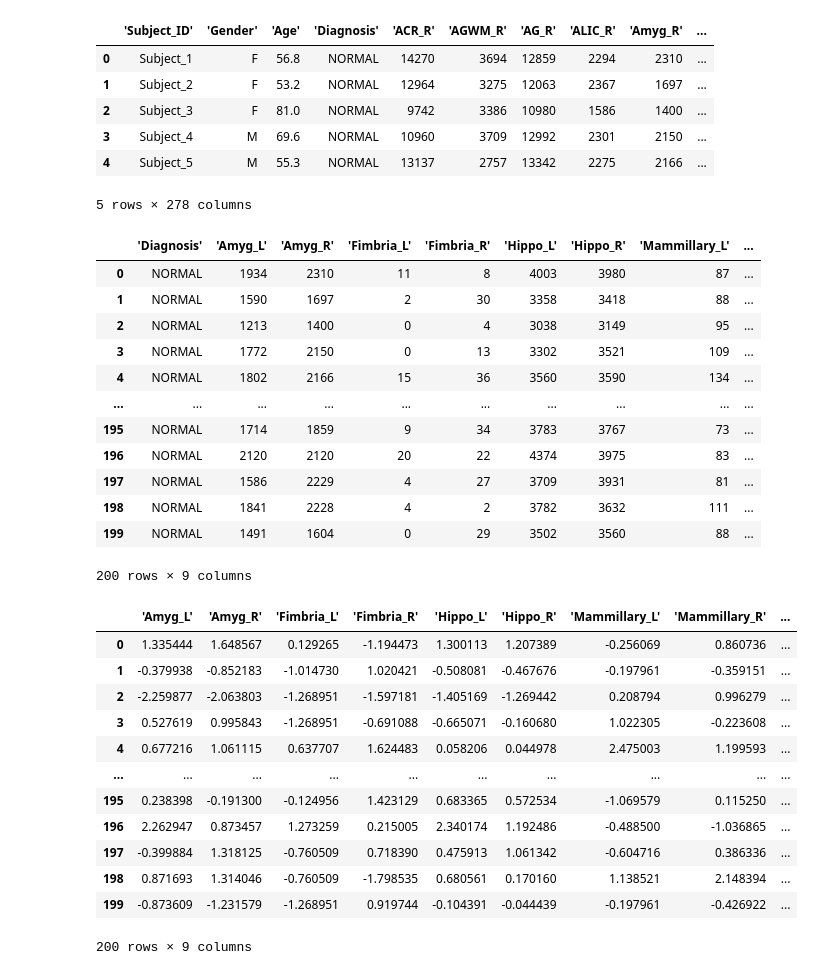
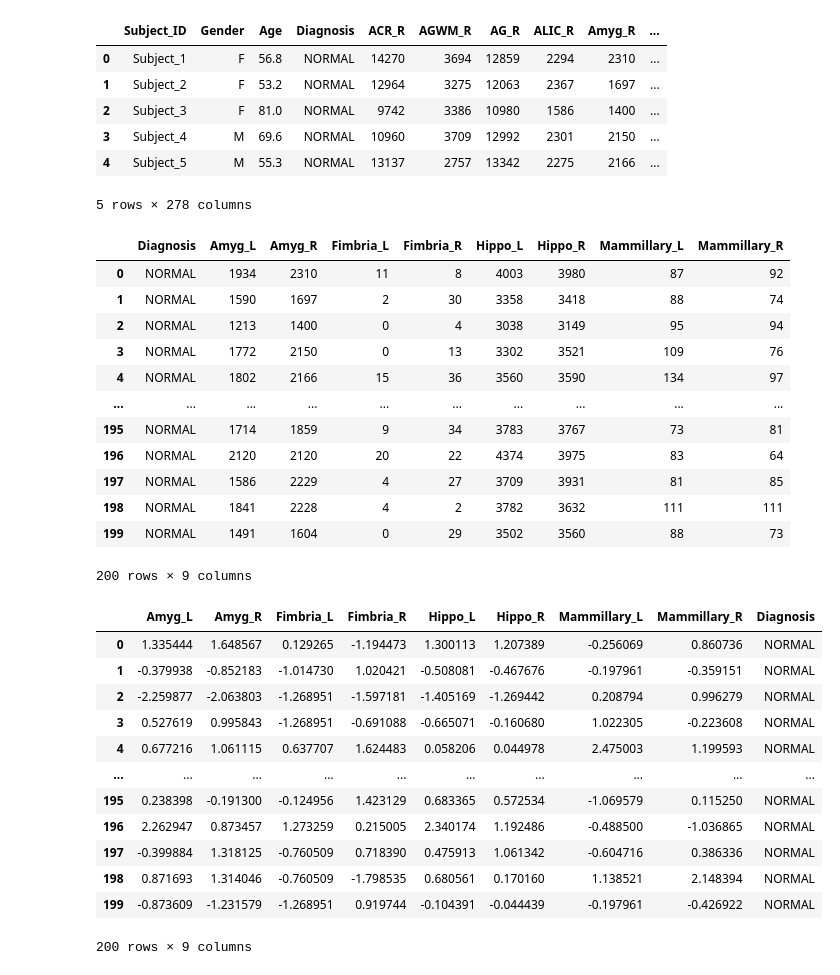
Before and after one commit to vivek-booshan/CompMed, a Jupyter notebook: analysis.ipynb, the cells around one changed output. Drawn from its saved outputs; the diff is of its cells as text; code cells hidden in the pictures.

```diff
--- a/analysis.ipynb
+++ b/analysis.ipynb
@@ -4,9 +5,10 @@ import matplotlib.pyplot as plt
 # %%
 df = pd.read_excel('ICM_FinalProject_Part_1/ICM_FinalProject_Part_1/BIOCARD_ICM_random200.xlsx').replace("'", "", regex=True)
+df.columns = df.columns.str.strip("'")
 df.head()
 #df.applymap(lambda x: x.replace("'", "") if (isinstance(x, str)) else x)
 # %% [output]
-|  | 'Subject_ID' | 'Gender' | 'Age' | 'Diagnosis' | 'ACR_R' | 'AGWM_R' | 'AG_R' | 'ALIC_R' | 'Amyg_R' | ... |
+|  | Subject_ID | Gender | Age | Diagnosis | ACR_R | AGWM_R | AG_R | ALIC_R | Amyg_R | ... |
 | 0 | Subject_1 | F | 56.8 | NORMAL | 14270 | 3694 | 12859 | 2294 | 2310 | ... |
 | 1 | Subject_2 | F | 53.2 | NORMAL | 12964 | 3275 | 12063 | 2367 | 1697 | ... |
 | 2 | Subject_3 | F | 81.0 | NORMAL | 9742 | 3386 | 10980 | 1586 | 1400 | ... |
@@ -15,31 +17,31 @@ df.head()
 5 rows × 278 columns
 # %%
 columns_filter = [
-    "'Diagnosis'",
-    "'Amyg_L'",
-    "'Amyg_R'",
-    "'Fimbria_L'",
-    "'Fimbria_R'",
-    "'Hippo_L'",
-    "'Hippo_R'",
-    "'Mammillary_L'",
-    "'Mammillary_R'"
+    "Diagnosis",
+    "Amyg_L",
+    "Amyg_R",
+    "Fimbria_L",
+    "Fimbria_R",
+    "Hippo_L",
+    "Hippo_R",
+    "Mammillary_L",
+    "Mammillary_R"
 ]
 BIOCARD = pd.DataFrame(df, columns=columns_filter)
 BIOCARD
 # %% [output]
-|  | 'Diagnosis' | 'Amyg_L' | 'Amyg_R' | 'Fimbria_L' | 'Fimbria_R' | 'Hippo_L' | 'Hippo_R' | 'Mammillary_L' | ... |
-| 0 | NORMAL | 1934 | 2310 | 11 | 8 | 4003 | 3980 | 87 | ... |
-| 1 | NORMAL | 1590 | 1697 | 2 | 30 | 3358 | 3418 | 88 | ... |
-| 2 | NORMAL | 1213 | 1400 | 0 | 4 | 3038 | 3149 | 95 | ... |
-| 3 | NORMAL | 1772 | 2150 | 0 | 13 | 3302 | 3521 | 109 | ... |
-| 4 | NORMAL | 1802 | 2166 | 15 | 36 | 3560 | 3590 | 134 | ... |
+|  | Diagnosis | Amyg_L | Amyg_R | Fimbria_L | Fimbria_R | Hippo_L | Hippo_R | Mammillary_L | Mammillary_R |
+| 0 | NORMAL | 1934 | 2310 | 11 | 8 | 4003 | 3980 | 87 | 92 |
+| 1 | NORMAL | 1590 | 1697 | 2 | 30 | 3358 | 3418 | 88 | 74 |
+| 2 | NORMAL | 1213 | 1400 | 0 | 4 | 3038 | 3149 | 95 | 94 |
+| 3 | NORMAL | 1772 | 2150 | 0 | 13 | 3302 | 3521 | 109 | 76 |
+| 4 | NORMAL | 1802 | 2166 | 15 | 36 | 3560 | 3590 | 134 | 97 |
 | ... | ... | ... | ... | ... | ... | ... | ... | ... | ... |
-| 195 | NORMAL | 1714 | 1859 | 9 | 34 | 3783 | 3767 | 73 | ... |
-| 196 | NORMAL | 2120 | 2120 | 20 | 22 | 4374 | 3975 | 83 | ... |
-| 197 | NORMAL | 1586 | 2229 | 4 | 27 | 3709 | 3931 | 81 | ... |
-| 198 | NORMAL | 1841 | 2228 | 4 | 2 | 3782 | 3632 | 111 | ... |
-| 199 | NORMAL | 1491 | 1604 | 0 | 29 | 3502 | 3560 | 88 | ... |
+| 195 | NORMAL | 1714 | 1859 | 9 | 34 | 3783 | 3767 | 73 | 81 |
+| 196 | NORMAL | 2120 | 2120 | 20 | 22 | 4374 | 3975 | 83 | 64 |
+| 197 | NORMAL | 1586 | 2229 | 4 | 27 | 3709 | 3931 | 81 | 85 |
+| 198 | NORMAL | 1841 | 2228 | 4 | 2 | 3782 | 3632 | 111 | 111 |
+| 199 | NORMAL | 1491 | 1604 | 0 | 29 | 3502 | 3560 | 88 | 73 |
 200 rows × 9 columns
 # %%
 #filter non normal values
@@ -48,20 +50,20 @@ mu = NORMAL.mean()
 sigma = NORMAL.std(ddof=0)
 # %%
 zscores = (BIOCARD - mu) / sigma
-zscores = zscores.loc[:, zscores.columns != "\'Diagnosis\'"]
-zscores = zscores.join(BIOCARD["\'Diagnosis\'"])
+zscores = zscores.loc[:, zscores.columns != "Diagnosis"]
+zscores = zscores.join(BIOCARD["Diagnosis"])
 zscores
 # %% [output]
-|  | 'Amyg_L' | 'Amyg_R' | 'Fimbria_L' | 'Fimbria_R' | 'Hippo_L' | 'Hippo_R' | 'Mammillary_L' | 'Mammillary_R' | ... |
-| 0 | 1.335444 | 1.648567 | 0.129265 | -1.194473 | 1.300113 | 1.207389 | -0.256069 | 0.860736 | ... |
-| 1 | -0.379938 | -0.852183 | -1.014730 | 1.020421 | -0.508081 | -0.467676 | -0.197961 | -0.359151 | ... |
-| 2 | -2.259877 | -2.063803 | -1.268951 | -1.597181 | -1.405169 | -1.269442 | 0.208794 | 0.996279 | ... |
-| 3 | 0.527619 | 0.995843 | -1.268951 | -0.691088 | -0.665071 | -0.160680 | 1.022305 | -0.223608 | ... |
-| 4 | 0.677216 | 1.061115 | 0.637707 | 1.624483 | 0.058206 | 0.044978 | 2.475003 | 1.199593 | ... |
+|  | Amyg_L | Amyg_R | Fimbria_L | Fimbria_R | Hippo_L | Hippo_R | Mammillary_L | Mammillary_R | Diagnosis |
+| 0 | 1.335444 | 1.648567 | 0.129265 | -1.194473 | 1.300113 | 1.207389 | -0.256069 | 0.860736 | NORMAL |
+| 1 | -0.379938 | -0.852183 | -1.014730 | 1.020421 | -0.508081 | -0.467676 | -0.197961 | -0.359151 | NORMAL |
+| 2 | -2.259877 | -2.063803 | -1.268951 | -1.597181 | -1.405169 | -1.269442 | 0.208794 | 0.996279 | NORMAL |
+| 3 | 0.527619 | 0.995843 | -1.268951 | -0.691088 | -0.665071 | -0.160680 | 1.022305 | -0.223608 | NORMAL |
+| 4 | 0.677216 | 1.061115 | 0.637707 | 1.624483 | 0.058206 | 0.044978 | 2.475003 | 1.199593 | NORMAL |
 | ... | ... | ... | ... | ... | ... | ... | ... | ... | ... |
-| 195 | 0.238398 | -0.191300 | -0.124956 | 1.423129 | 0.683365 | 0.572534 | -1.069579 | 0.115250 | ... |
-| 196 | 2.262947 | 0.873457 | 1.273259 | 0.215005 | 2.340174 | 1.192486 | -0.488500 | -1.036865 | ... |
-| 197 | -0.399884 | 1.318125 | -0.760509 | 0.718390 | 0.475913 | 1.061342 | -0.604716 | 0.386336 | ... |
-| 198 | 0.871693 | 1.314046 | -0.760509 | -1.798535 | 0.680561 | 0.170160 | 1.138521 | 2.148394 | ... |
-| 199 | -0.873609 | -1.231579 | -1.268951 | 0.919744 | -0.104391 | -0.044439 | -0.197961 | -0.426922 | ... |
+| 195 | 0.238398 | -0.191300 | -0.124956 | 1.423129 | 0.683365 | 0.572534 | -1.069579 | 0.115250 | NORMAL |
+| 196 | 2.262947 | 0.873457 | 1.273259 | 0.215005 | 2.340174 | 1.192486 | -0.488500 | -1.036865 | NORMAL |
+| 197 | -0.399884 | 1.318125 | -0.760509 | 0.718390 | 0.475913 | 1.061342 | -0.604716 | 0.386336 | NORMAL |
+| 198 | 0.871693 | 1.314046 | -0.760509 | -1.798535 | 0.680561 | 0.170160 | 1.138521 | 2.148394 | NORMAL |
+| 199 | -0.873609 | -1.231579 | -1.268951 | 0.919744 | -0.104391 | -0.044439 | -0.197961 | -0.426922 | NORMAL |
 200 rows × 9 columns
```
Also changed, not shown: parts of 8 cells of this notebook.
